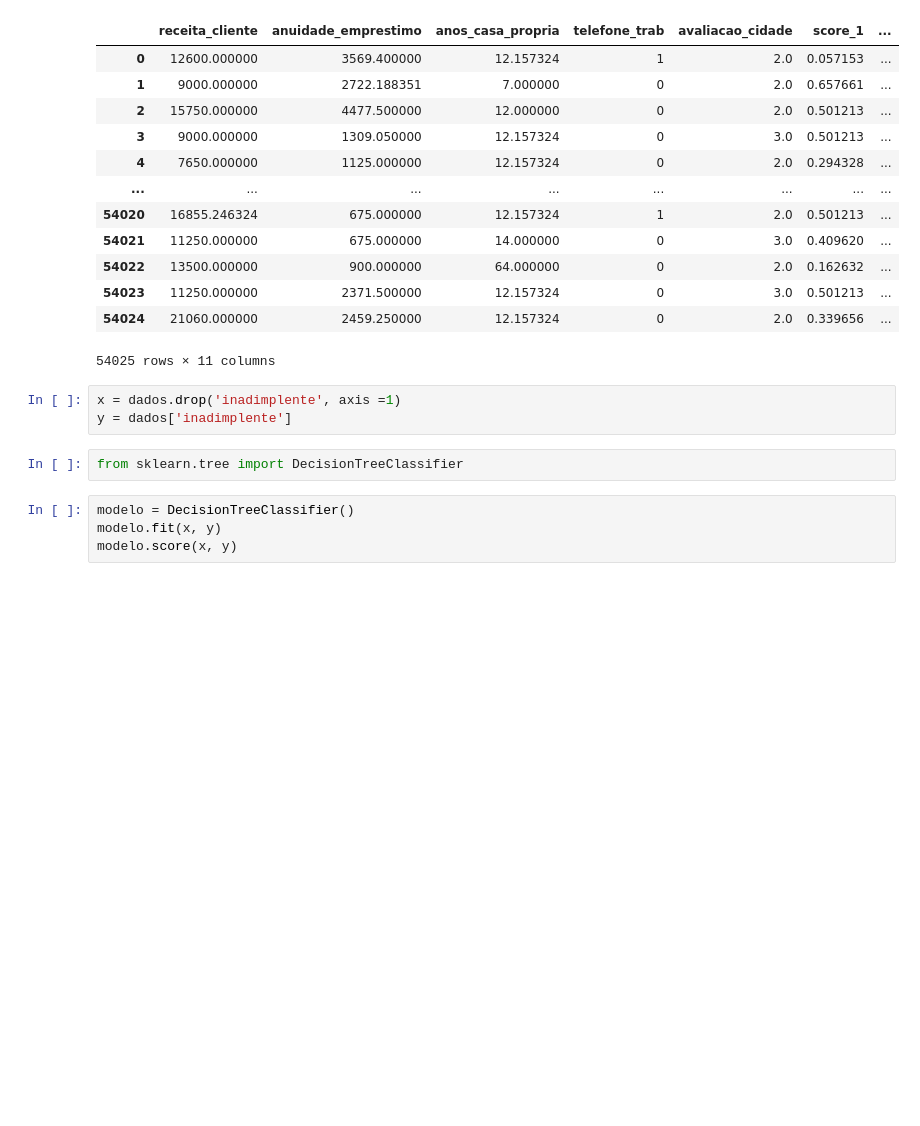
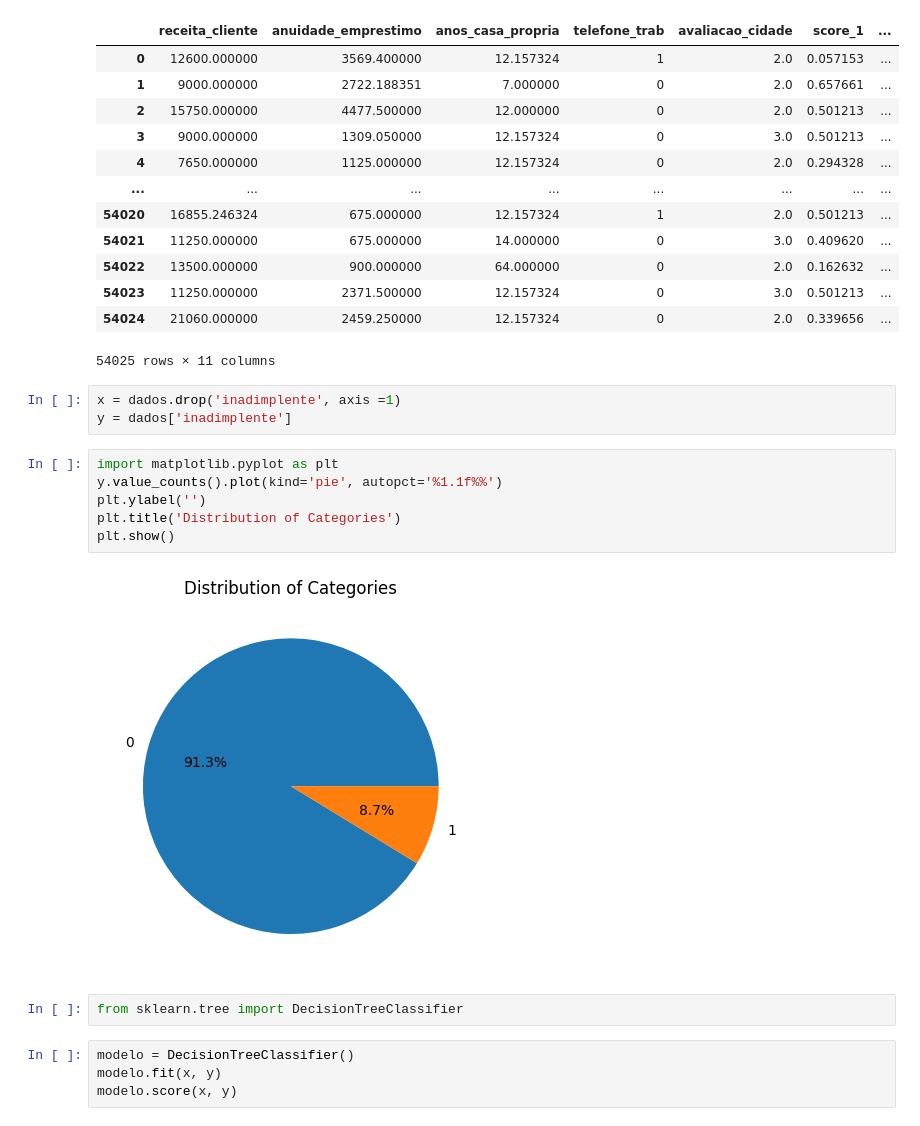
Before and after one commit to JhowSantiago/Classificao-validacao-de-modelos-e-metricas-de-avaliacao, a Jupyter notebook: Classificação_Validacao_e_metricas.ipynb, the cells around one changed output. Drawn from its saved outputs; the diff is of its cells as text; blank space fills up the shorter version.

```diff
--- a/Classificação_Validacao_e_metricas.ipynb
+++ b/Classificação_Validacao_e_metricas.ipynb
@@ -35,6 +35,14 @@ dados
 # %%
 x = dados.drop('inadimplente', axis =1)
 y = dados['inadimplente']
+# %%
+import matplotlib.pyplot as plt
+y.value_counts().plot(kind='pie', autopct='%1.1f%%')
+plt.ylabel('')
+plt.title('Distribution of Categories')
+plt.show()
+# %% [output]
+[figure, added]
 # %%
 from sklearn.tree import DecisionTreeClassifier
 # %%
```
Also changed, not shown: parts of 19 cells of this notebook, 2 other files.
